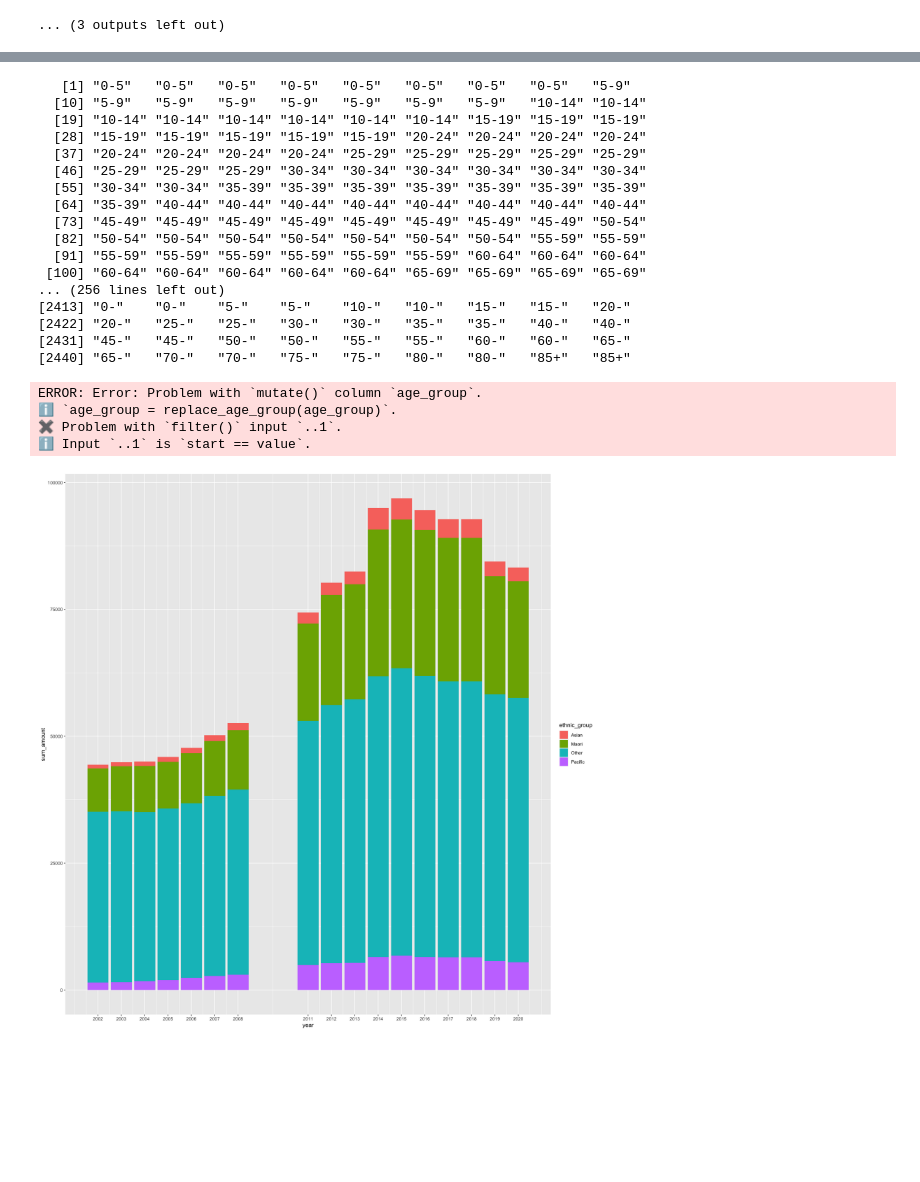
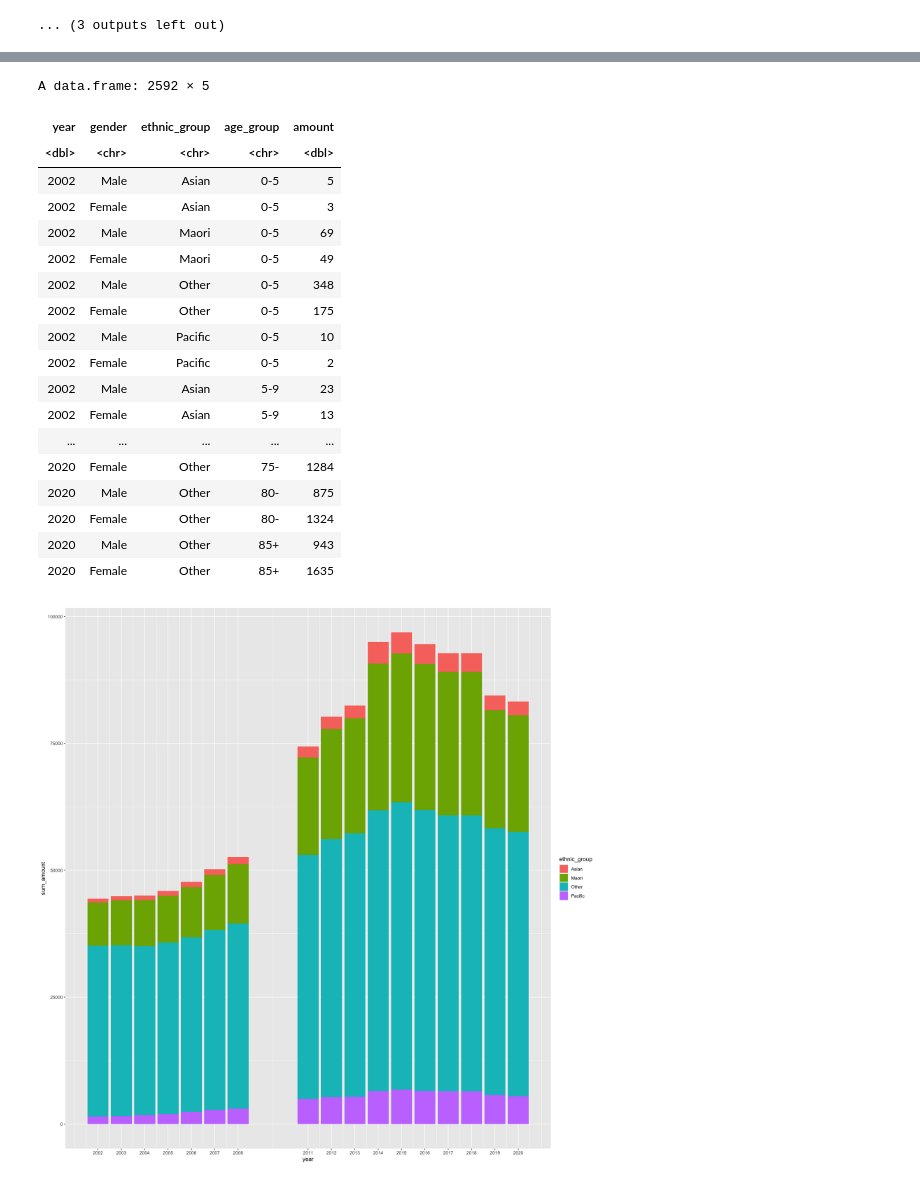
Before and after one commit to damiansastre/data201, a Jupyter notebook: project/project_damian.ipynb, the cells around one changed output, grey strips where cells are left out. Cells and saved outputs as stored; diff of their text form; code cells hidden in the pictures; blank space fills up the shorter version.

Commit message:
add 2010 data

```diff
--- a/project/project_damian.ipynb
+++ b/project/project_damian.ipynb
@@ -274,50 +330,52 @@ New names:
 # %%
 #lets clean this dataframe a little
 #full_clients_by_gender_ethnic_df <- full_clients_by_gender_ethnic_df %>% mutate(ethnic_group=gsub("Māori", "Maori", ethnic_group))
 #full_clients_by_gender_ethnic_df %>% filter(year=='2003') %>%
  #                                    group_by(year, ethnic_group) %>%
  #                                    select(year, ethnic_group, amount) %>%
  #                                    summarise(sum_amount = round(sum(amount)), .groups='drop_last')
 
-start <- c("0-5","5-9","10-14","15-19","20-24","25-29","30-34","35-39","40-44","45-49","50-54","55-59","60-64","65-69","70-74","75-79","80-84")
-end <- c("5-","10-","15-","20-","25-","30-","35-","40-","45-","50-","55-","60-","65-","70-","75-","80-","85+")
-age_group_tibble <- tibble(start=start, end=end)
+# start <- c("0-5","5-9","10-14","15-19","20-24","25-29","30-34","35-39","40-44","45-49","50-54","55-59","60-64","65-69","70-74","75-79","80-84")
+# end <- c("5-","10-","15-","20-","25-","30-","35-","40-","45-","50-","55-","60-","65-","70-","75-","80-","85+")
+# age_group_tibble <- tibble(start=start, end=end)
 
-replace_age_group <- function(value){
-    print(value)
-  replace <- age_group_tibble %>% filter(start==value)
-    print(replace)
-  if (nrows(replace) == 0){
-    return(replace$end)
-  }
-    return(value)
-}
+# replace_age_group <- function(value){
+#     print(value)
+#   replace <- age_group_tibble %>% filter(start==value)
+#     print(replace)
+#   if (nrows(replace) == 0){
+#     return(replace$end)
+#   }
+#     return(value)
+# }
 
-full_clients_by_gender_ethnic_df %>% mutate(age_group=trimws(age_group)) %>%
-                                     mutate(age_group=replace_age_group(age_group))%>%
-                                     select(age_group) %>% distinct(age_group)
+# full_clients_by_gender_ethnic_df %>% mutate(age_group=trimws(age_group)) %>%
+#                                      mutate(age_group=replace_age_group(age_group))%>%
+#                                      select(age_group) %>% distinct(age_group)
+
+#year from 2002-2007, 2010-2019
+full_clients_by_gender_ethnic_df <- full_clients_by_gender_ethnic_df %>% rbind(data_2010_clients) %>% arrange(year)
+full_clients_by_gender_ethnic_df
 # %% [output]
-   [1] "0-5"   "0-5"   "0-5"   "0-5"   "0-5"   "0-5"   "0-5"   "0-5"   "5-9"
-  [10] "5-9"   "5-9"   "5-9"   "5-9"   "5-9"   "5-9"   "5-9"   "10-14" "10-14"
-  [19] "10-14" "10-14" "10-14" "10-14" "10-14" "10-14" "15-19" "15-19" "15-19"
-  [28] "15-19" "15-19" "15-19" "15-19" "15-19" "20-24" "20-24" "20-24" "20-24"
-  [37] "20-24" "20-24" "20-24" "20-24" "25-29" "25-29" "25-29" "25-29" "25-29"
-  [46] "25-29" "25-29" "25-29" "30-34" "30-34" "30-34" "30-34" "30-34" "30-34"
-  [55] "30-34" "30-34" "35-39" "35-39" "35-39" "35-39" "35-39" "35-39" "35-39"
-  [64] "35-39" "40-44" "40-44" "40-44" "40-44" "40-44" "40-44" "40-44" "40-44"
-  [73] "45-49" "45-49" "45-49" "45-49" "45-49" "45-49" "45-49" "45-49" "50-54"
-  [82] "50-54" "50-54" "50-54" "50-54" "50-54" "50-54" "50-54" "55-59" "55-59"
-  [91] "55-59" "55-59" "55-59" "55-59" "55-59" "55-59" "60-64" "60-64" "60-64"
- [100] "60-64" "60-64" "60-64" "60-64" "60-64" "65-69" "65-69" "65-69" "65-69"
-... (256 lines left out)
-[2413] "0-"    "0-"    "5-"    "5-"    "10-"   "10-"   "15-"   "15-"   "20-"
-[2422] "20-"   "25-"   "25-"   "30-"   "30-"   "35-"   "35-"   "40-"   "40-"
-[2431] "45-"   "45-"   "50-"   "50-"   "55-"   "55-"   "60-"   "60-"   "65-"
-[2440] "65-"   "70-"   "70-"   "75-"   "75-"   "80-"   "80-"   "85+"   "85+"
+A data.frame: 2592 × 5
-ERROR: Error: Problem with `mutate()` column `age_group`.
-ℹ `age_group = replace_age_group(age_group)`.
-✖ Problem with `filter()` input `..1`.
-ℹ Input `..1` is `start == value`.
+| year | gender | ethnic_group | age_group | amount |
+| <dbl> | <chr> | <chr> | <chr> | <dbl> |
+| 2002 | Male | Asian | 0-5 | 5 |
+| 2002 | Female | Asian | 0-5 | 3 |
+| 2002 | Male | Maori | 0-5 | 69 |
+| 2002 | Female | Maori | 0-5 | 49 |
+| 2002 | Male | Other | 0-5 | 348 |
+| 2002 | Female | Other | 0-5 | 175 |
+| 2002 | Male | Pacific | 0-5 | 10 |
+| 2002 | Female | Pacific | 0-5 | 2 |
+| 2002 | Male | Asian | 5-9 | 23 |
+| 2002 | Female | Asian | 5-9 | 13 |
+| ... | ... | ... | ... | ... |
+| 2020 | Female | Other | 75- | 1284 |
+| 2020 | Male | Other | 80- | 875 |
+| 2020 | Female | Other | 80- | 1324 |
+| 2020 | Male | Other | 85+ | 943 |
+| 2020 | Female | Other | 85+ | 1635 |
 # %%
 years <- full_clients_by_gender_ethnic_df %>% select(year) %>% distinct()
 full_clients_by_gender_ethnic_df %>% filter(gender=='Male') %>%
```
Also changed, not shown: parts of 6 cells of this notebook.
